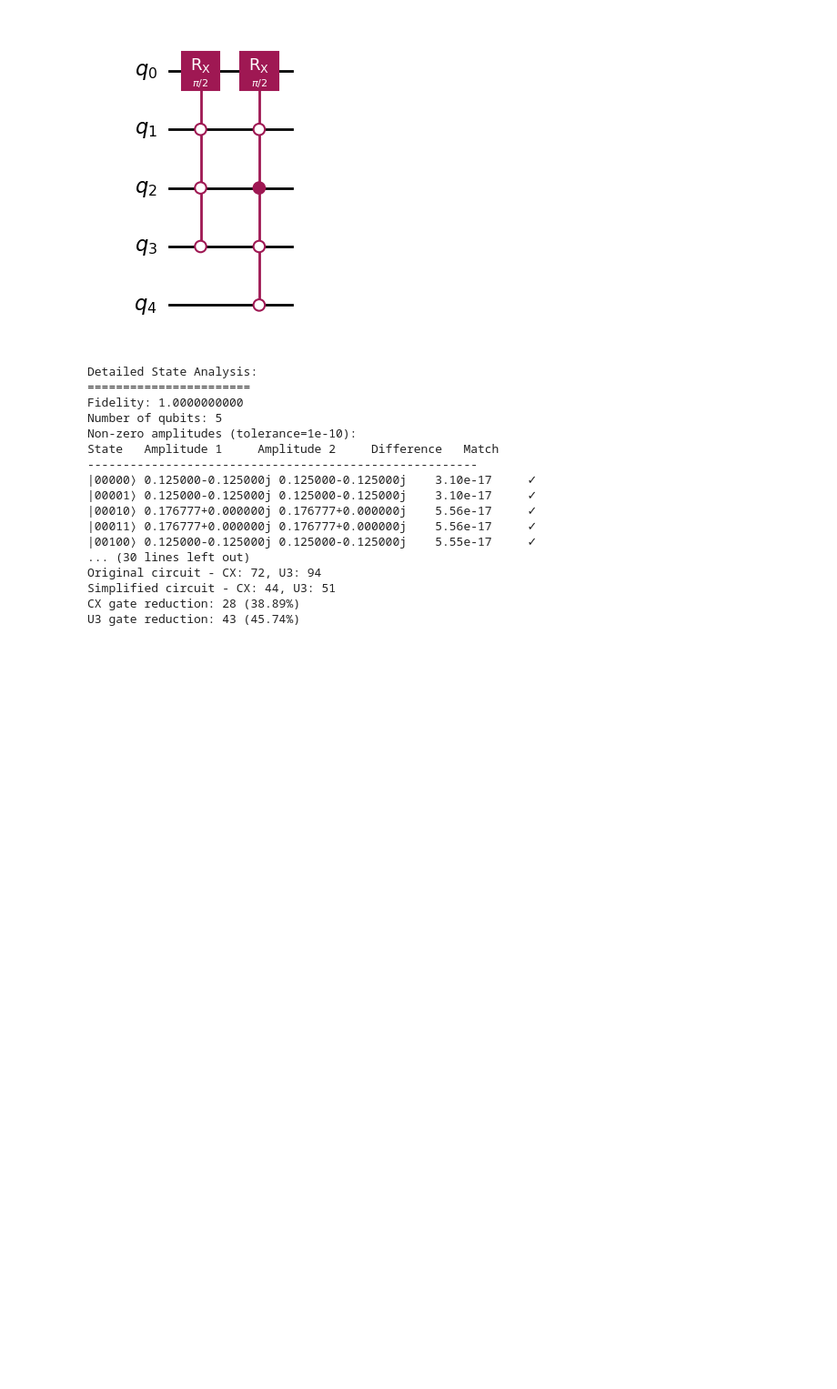
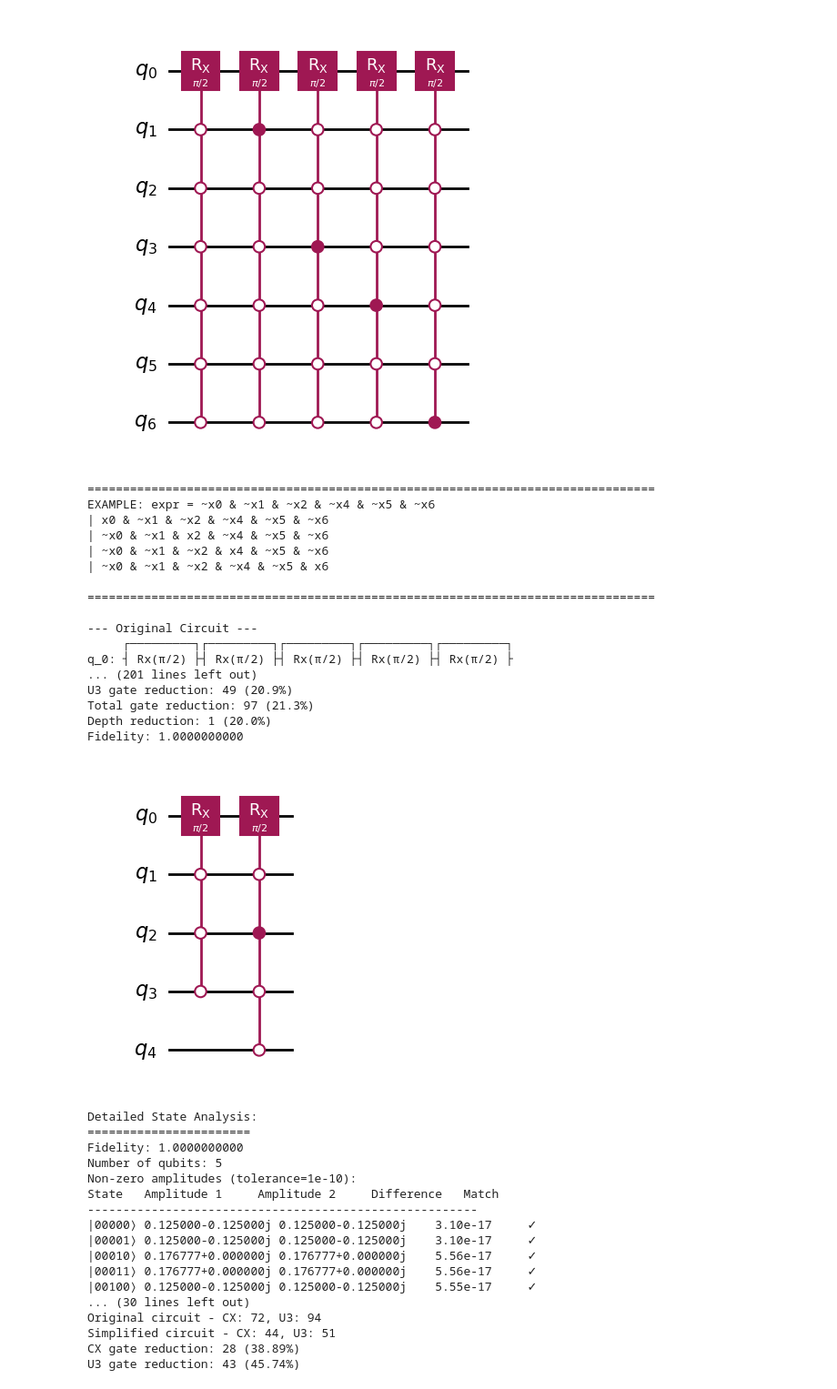
Before and after one commit to Mostafa-Atallah2020/ctqw-matching-decomp, a Jupyter notebook: examples/control reductions.ipynb, the cells around one changed output. Shown at 91% size. Drawn from its saved outputs; the diff is of its cells as text; code cells hidden in the pictures; blank space fills up the shorter version.

```diff
--- a/examples/control reductions.ipynb
+++ b/examples/control reductions.ipynb
@@ -385,3 +410,46 @@ Fidelity: 0.9656765759
+# %%
+
+theta = np.pi / 2
+qc = QuantumCircuit(7)
+mcrx1 = multi_crx(theta, '000000')
+mcrx2 = multi_crx(theta, '100000')
+mcrx3 = multi_crx(theta, '001000')
+mcrx4 = multi_crx(theta, '000100')
+mcrx5 = multi_crx(theta, '000001')
+qc.append(mcrx1, [1, 2, 3, 4, 5, 6, 0])
+qc.append(mcrx2, [1, 2, 3, 4, 5, 6, 0])
+qc.append(mcrx3, [1, 2, 3, 4, 5, 6, 0])
+qc.append(mcrx4, [1, 2, 3, 4, 5, 6, 0])
+qc.append(mcrx5, [1, 2, 3, 4, 5, 6, 0])
+display(qc.draw('mpl'))
+
+result = run_example(qc,
+'''expr = ~x0 & ~x1 & ~x2 & ~x4 & ~x5 & ~x6
+| x0 & ~x1 & ~x2 & ~x4 & ~x5 & ~x6
+| ~x0 & ~x1 & x2 & ~x4 & ~x5 & ~x6
+| ~x0 & ~x1 & ~x2 & x4 & ~x5 & ~x6
+| ~x0 & ~x1 & ~x2 & ~x4 & ~x5 & x6
+'''
+)
+# %% [output]
+[figure, added]
+================================================================================
+EXAMPLE: expr = ~x0 & ~x1 & ~x2 & ~x4 & ~x5 & ~x6
+| x0 & ~x1 & ~x2 & ~x4 & ~x5 & ~x6
+| ~x0 & ~x1 & x2 & ~x4 & ~x5 & ~x6
+| ~x0 & ~x1 & ~x2 & x4 & ~x5 & ~x6
+| ~x0 & ~x1 & ~x2 & ~x4 & ~x5 & x6
+
+================================================================================
+
+--- Original Circuit ---
+     ┌─────────┐┌─────────┐┌─────────┐┌─────────┐┌─────────┐
+q_0: ┤ Rx(π/2) ├┤ Rx(π/2) ├┤ Rx(π/2) ├┤ Rx(π/2) ├┤ Rx(π/2) ├
+... (201 lines left out)
+U3 gate reduction: 49 (20.9%)
+Total gate reduction: 97 (21.3%)
+Depth reduction: 1 (20.0%)
+Fidelity: 1.0000000000
 # %%
 theta = np.pi / 2
 qc_simplified = QuantumCircuit(5)
```
Also changed, not shown: parts of 8 cells of this notebook, 1 other file.
